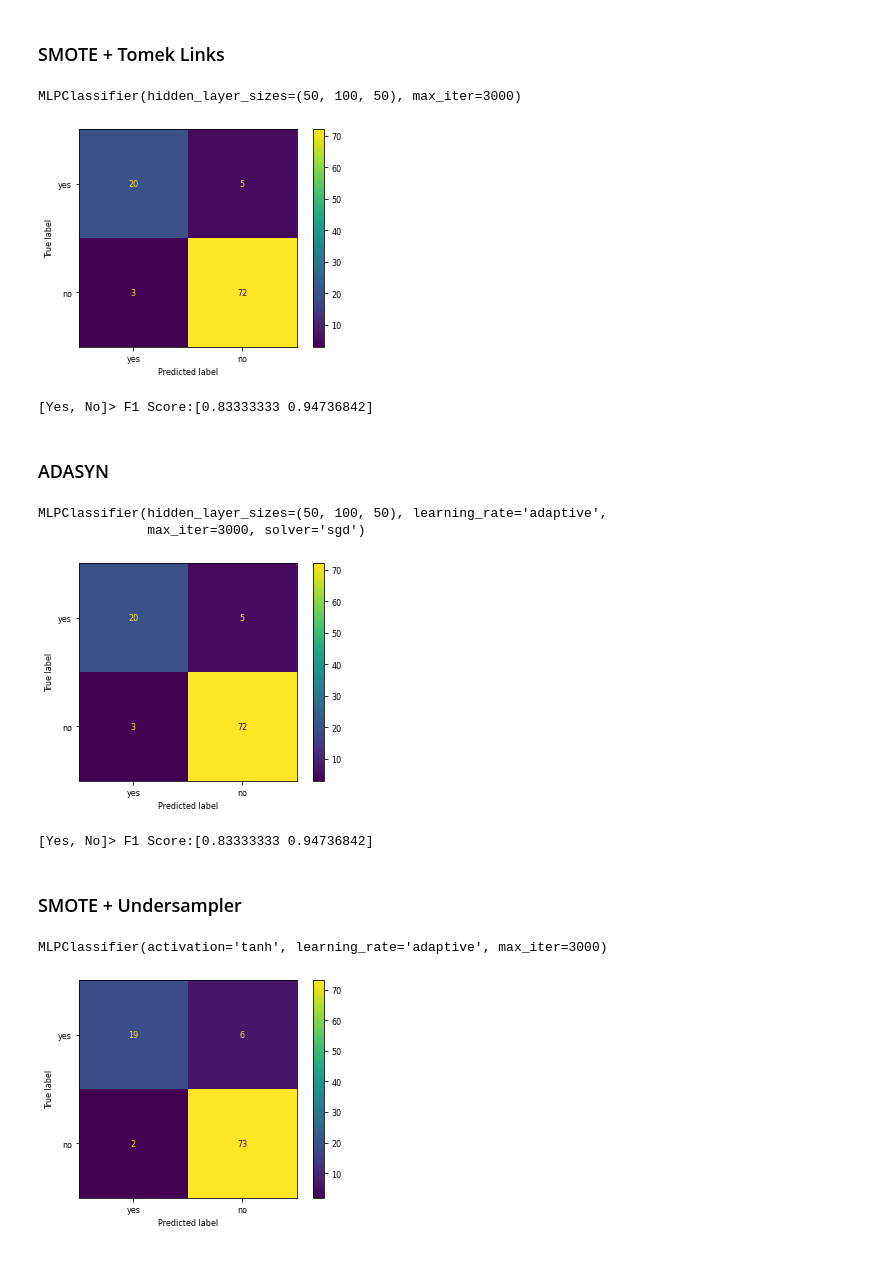
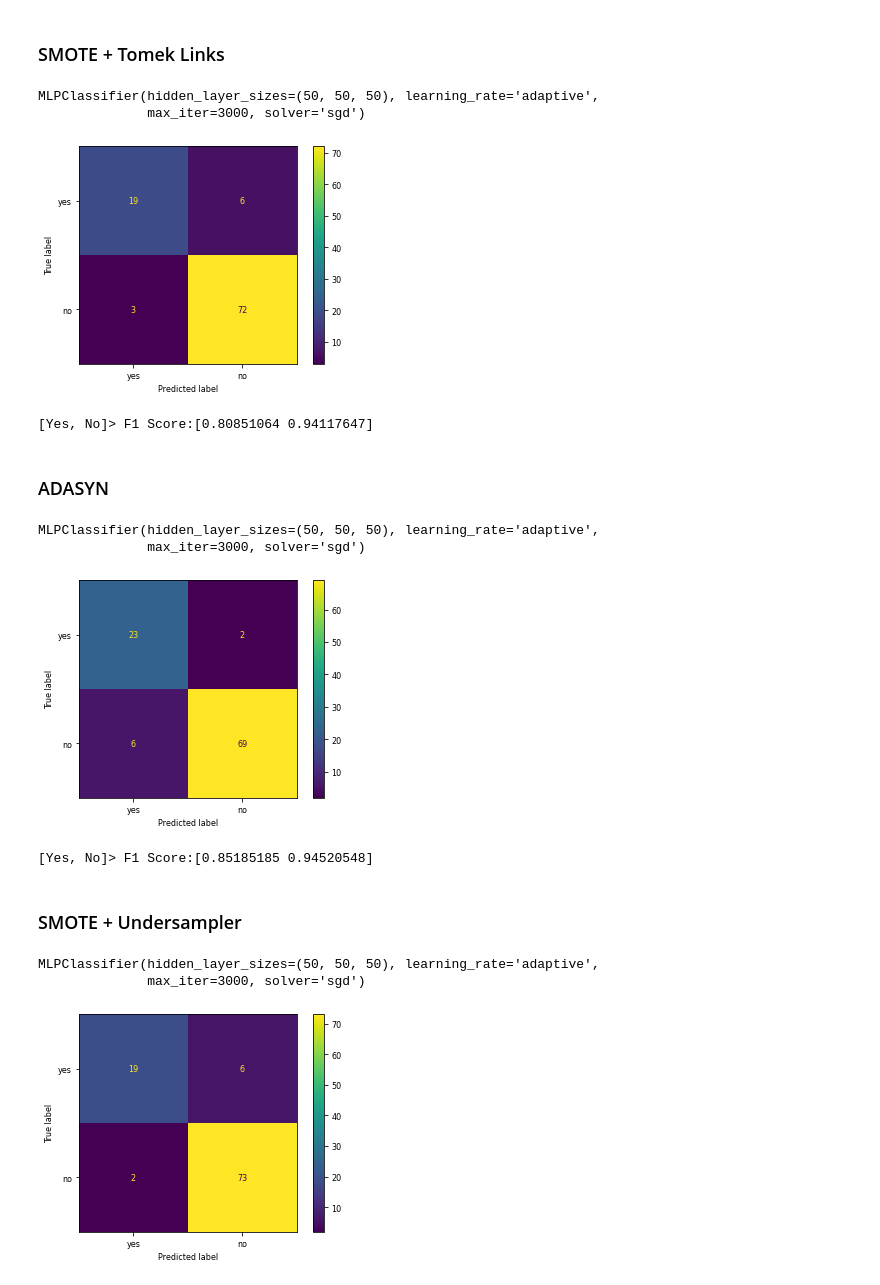
Before and after one commit to PedroMarques27/ED, a Jupyter notebook: Data_mining_Notebook.ipynb, the cells around one changed output. Cells and saved outputs as stored; diff of their text form; code cells hidden in the pictures.

```diff
--- a/Data_mining_Notebook.ipynb
+++ b/Data_mining_Notebook.ipynb
@@ -571,9 +573,9 @@ X_hybrid, y_hybrid = pipeline.fit_resample(X_train_pca, Y_train)
 ## SVC
 # %%
 #Defining the Grid Search Cross Validation
-param_grid = {'C': [0.1],
-              'gamma': [0.1],
-              'kernel': ['rbf']}
+param_grid = {'C': [0.1, 1, 10, 100, 1000],
+                  'gamma': [1, 0.1, 0.01, 0.001, 0.0001],
+                  'kernel': ['rbf']}
 # %% [markdown]
 ### Original Data
 # %%
@@ -733,0 +718,6 @@ print(f"[Yes, No]> F1 Score:{f1_score(Y_test,pred_labels, average = None)}")
+# %%
+#Model Tuniing
+rf_params = {"max_depth": [10,20,30],
+            "max_features": ['auto','sqrt'],
+            "n_estimators": [200,400,600],
+            "min_samples_split": [2,5,10]}
@@ -733,0 +786,6 @@ print(f"[Yes, No]> F1 Score:{f1_score(Y_test,pred_labels, average = None)}")
+# %%
+# fitting the model for grid search
+grid = GridSearchCV(RandomForestClassifier(), rf_params, cv = 5, n_jobs = -1, verbose = 2)
+grid.fit(X_ada, y_ada)
+best_estimator_ada = grid.best_estimator_
+best_estimator_ada
@@ -759,12 +819,12 @@ print('Best parameters found:\n', grid.best_params_)
 mlp = MLPClassifier()
 
 param_grid = {
-    'hidden_layer_sizes': (50,50,50),
-    'activation': 'relu',
-    'solver': 'sgd',
-    'alpha': 0.0001,
-    'learning_rate': 'adaptive',
-    'max_iter': 3000,
+    'hidden_layer_sizes': [(50,50,50)],
+    'activation': ['relu'],
+    'solver': ['sgd'],
+    'alpha': [0.0001],
+    'learning_rate': ['adaptive'],
+    'max_iter': [3000],
 }
 # %% [markdown]
 ### Original Data
@@ -843,14 +906,15 @@ print(f"[Yes, No]> F1 Score:{f1_score(Y_test,pred_labels, average = None)}")
 ### SMOTE + Tomek Links
 # %%
 # fitting the model for grid search
-grid = GridSearchCV(mlp, param_grid, n_jobs=-1, cv=5)
+grid = GridSearchCV(MLPClassifier(), param_grid, n_jobs=-1, cv=5)
 grid.fit(X_tl, y_tl)
 best_estimator_tl = grid.best_estimator_
 best_estimator_tl
 # %% [output]
-MLPClassifier(hidden_layer_sizes=(50, 100, 50), max_iter=3000)
+MLPClassifier(hidden_layer_sizes=(50, 50, 50), learning_rate='adaptive',
+              max_iter=3000, solver='sgd')
 # %%
-pred_labels = best_estimator_os.predict(X_test_pca)
+pred_labels = best_estimator_tl.predict(X_test_pca)
 cm = confusion_matrix(Y_test, pred_labels)
 disp = ConfusionMatrixDisplay(confusion_matrix=cm, display_labels=["yes","no"])
 disp.plot()
@@ -858,39 +922,40 @@ plt.show()
 print(f"[Yes, No]> F1 Score:{f1_score(Y_test,pred_labels, average = None)}")
 # %% [output]
 [figure]
-[Yes, No]> F1 Score:[0.83333333 0.94736842]
+[Yes, No]> F1 Score:[0.80851064 0.94117647]
 # %% [markdown]
 ### ADASYN
 # %%
 # fitting the model for grid search
-grid = GridSearchCV(mlp, param_grid, n_jobs=-1, cv=5)
+grid = GridSearchCV(MLPClassifier(), param_grid, n_jobs=-1, cv=5)
 grid.fit(X_ada, y_ada)
 best_estimator_ada = grid.best_estimator_
 best_estimator_ada
 # %% [output]
-MLPClassifier(hidden_layer_sizes=(50, 100, 50), learning_rate='adaptive',
+MLPClassifier(hidden_layer_sizes=(50, 50, 50), learning_rate='adaptive',
               max_iter=3000, solver='sgd')
 # %%
-pred_labels = best_estimator_os.predict(X_test_pca)
+pred_labels = best_estimator_ada.predict(X_test_pca)
 cm = confusion_matrix(Y_test, pred_labels)
 disp = ConfusionMatrixDisplay(confusion_matrix=cm, display_labels=["yes","no"])
 disp.plot()
 plt.show()
 print(f"[Yes, No]> F1 Score:{f1_score(Y_test,pred_labels, average = None)}")
 # %% [output]
-[figure, old version]
+[figure, new version]
-[Yes, No]> F1 Score:[0.83333333 0.94736842]
+[Yes, No]> F1 Score:[0.85185185 0.94520548]
 # %% [markdown]
 ### SMOTE + Undersampler
 # %%
 # fitting the model for grid search
-grid = GridSearchCV(mlp, param_grid, n_jobs=-1, cv=5)
+grid = GridSearchCV(MLPClassifier(), param_grid, n_jobs=-1, cv=5)
 
 grid.fit(X_hybrid, y_hybrid)
 best_estimator_su = grid.best_estimator_
 best_estimator_su
 # %% [output]
-MLPClassifier(activation='tanh', learning_rate='adaptive', max_iter=3000)
+MLPClassifier(hidden_layer_sizes=(50, 50, 50), learning_rate='adaptive',
+              max_iter=3000, solver='sgd')
 # %%
 pred_labels = best_estimator_su.predict(X_test_pca)
 cm = confusion_matrix(Y_test, pred_labels)
```
Also changed, not shown: parts of 40 cells of this notebook.
